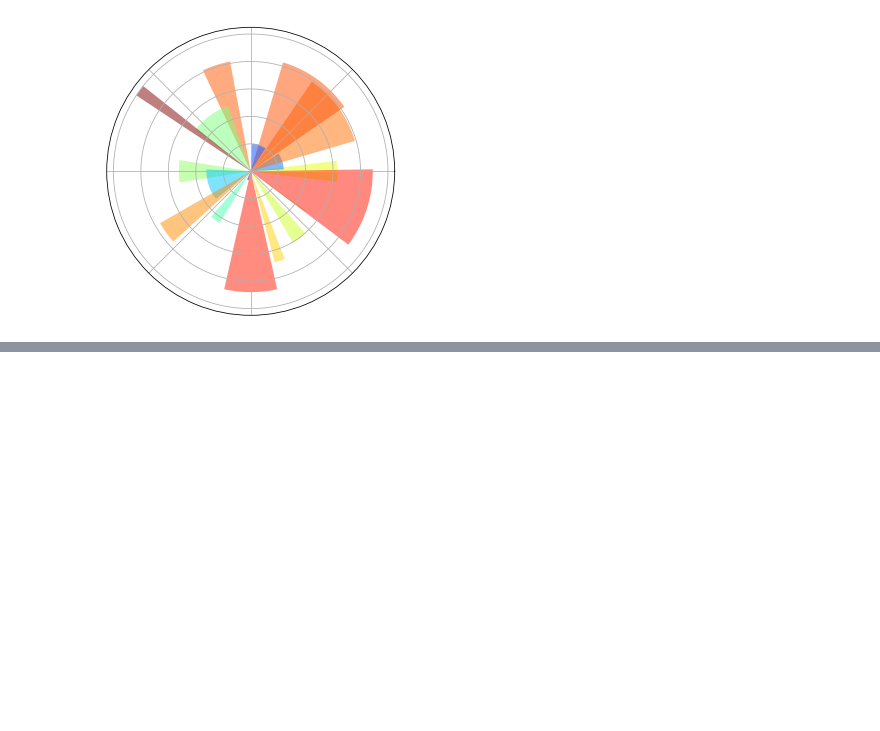
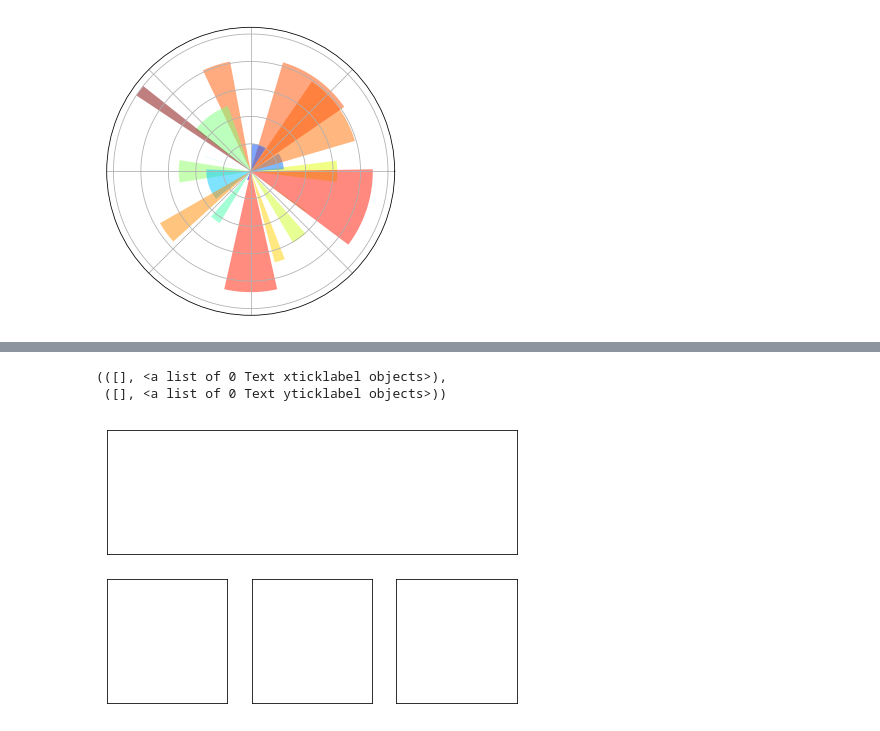
Before and after one commit to lqleon1214/data_analysis_test, a Jupyter notebook: chp7-matplotlib.ipynb, the cells around one changed output, grey strips where cells are left out. Drawn from its saved outputs; the diff is of its cells as text; code cells hidden in the pictures; blank space fills up the shorter version.

```diff
--- a/chp7-matplotlib.ipynb
+++ b/chp7-matplotlib.ipynb
@@ -336,0 +354,20 @@ ax.set_yticklabels([])
+# %%
+fig = plt.figure()
+# 下面是定义框的显示的范围。
+fig.subplots_adjust(bottom=0.025, left=0.025, top=0.975, right=0.975)
+
+plt.subplot(2, 1, 1)
+plt.xticks([]), plt.yticks([])
+
+plt.subplot(2, 3, 4)
+plt.xticks([]), plt.yticks([])
+
+plt.subplot(2, 3, 5)
+plt.xticks([]), plt.yticks([])
+
+plt.subplot(2, 3, 6)
+plt.xticks([]), plt.yticks([])
+# %% [output]
+(([], <a list of 0 Text xticklabel objects>),
+ ([], <a list of 0 Text yticklabel objects>))
+[figure, added]
```
Also changed, not shown: parts of 14 cells of this notebook.
